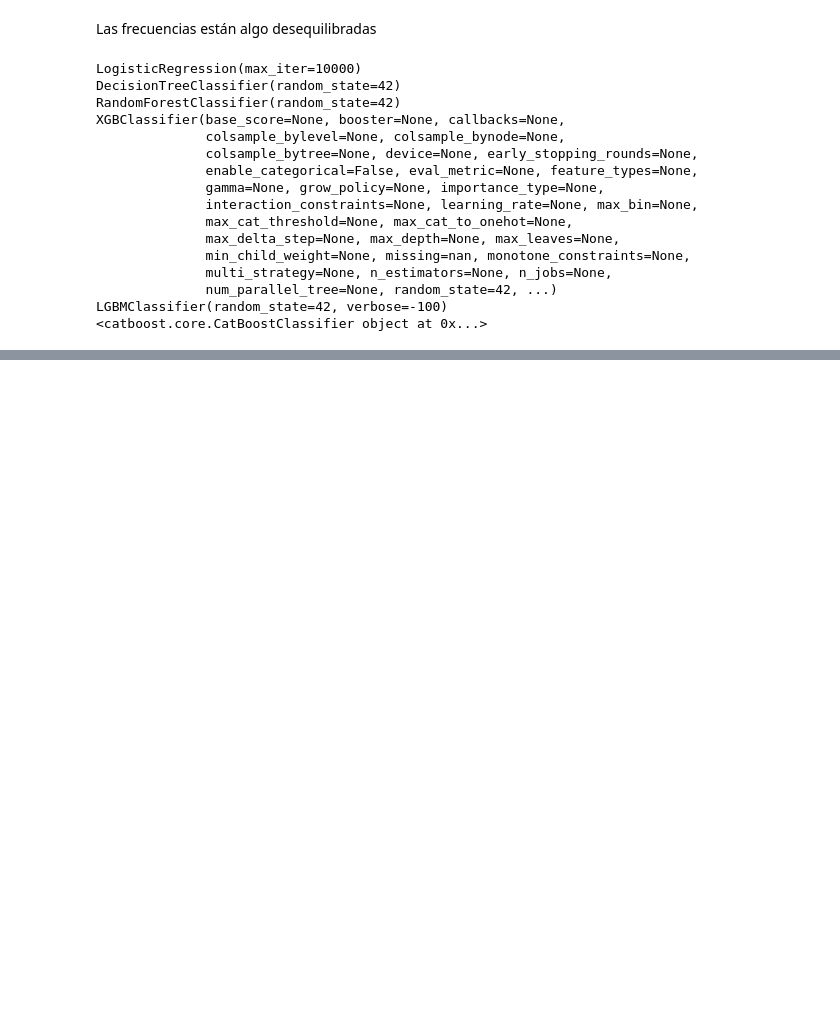
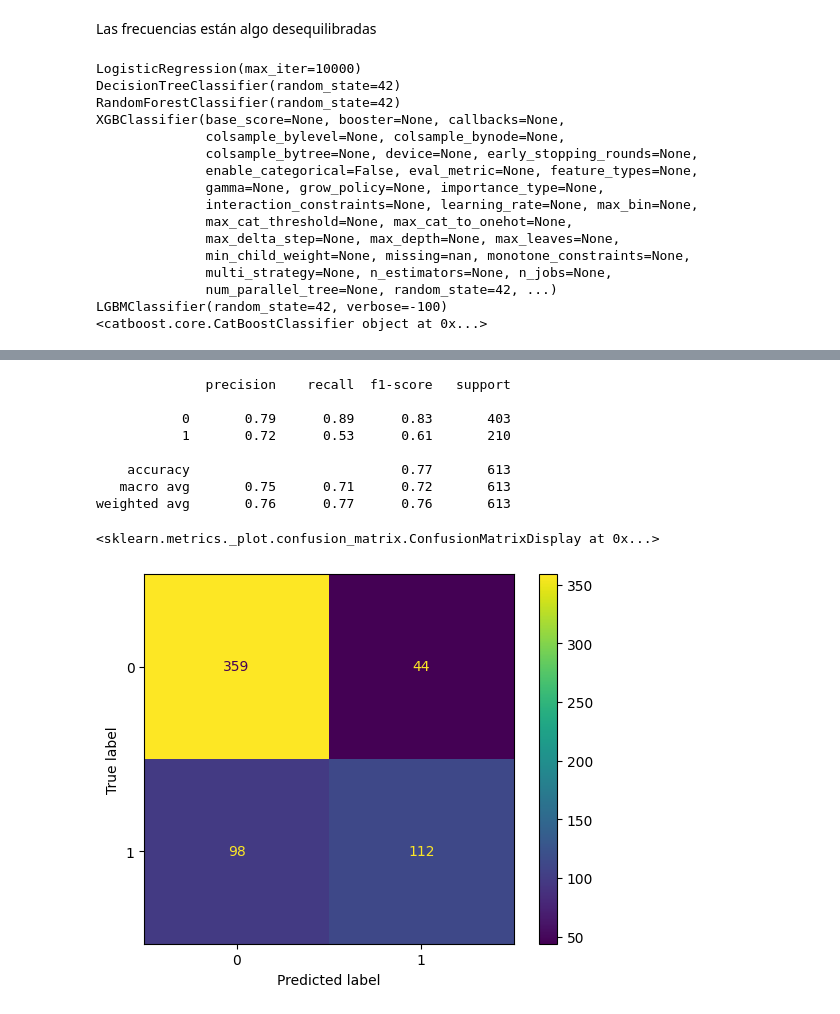
Before and after one commit to marosor/ONLINE_DS_THEBRIDGE_marosor, a Jupyter notebook: Sprint13/Practica_Obligatoria U2/18_Practica_Obligatoria_Ensamblado_de_modelos,_bagging,_boosting,_random_forest_y_gbts.ipynb, the cells around one changed output, grey strips where cells are left out. Cells and saved outputs as stored; diff of their text form; code cells hidden in the pictures; blank space fills up the shorter version.

```diff
--- a/Sprint13/Practica_Obligatoria U2/18_Practica_Obligatoria_Ensamblado_de_modelos,_bagging,_boosting,_random_forest_y_gbts.ipynb
+++ b/Sprint13/Practica_Obligatoria U2/18_Practica_Obligatoria_Ensamblado_de_modelos,_bagging,_boosting,_random_forest_y_gbts.ipynb
@@ -248,0 +249,16 @@ weighted avg       0.80      0.79      0.79       154
+# %%
+# Este es el de train
+y_pred = lr_grid.best_estimator_.predict(X_train_scaled)
+print(classification_report(y_train, y_pred))
+ConfusionMatrixDisplay.from_predictions(y_train, y_pred)
+# %% [output]
+              precision    recall  f1-score   support
+
+           0       0.79      0.89      0.83       403
+           1       0.72      0.53      0.61       210
+
+    accuracy                           0.77       613
+   macro avg       0.75      0.71      0.72       613
+weighted avg       0.76      0.77      0.76       613
+<sklearn.metrics._plot.confusion_matrix.ConfusionMatrixDisplay at 0x...>
+[figure, added]
```
Also changed, not shown: parts of 8 cells of this notebook, 3 other files.
